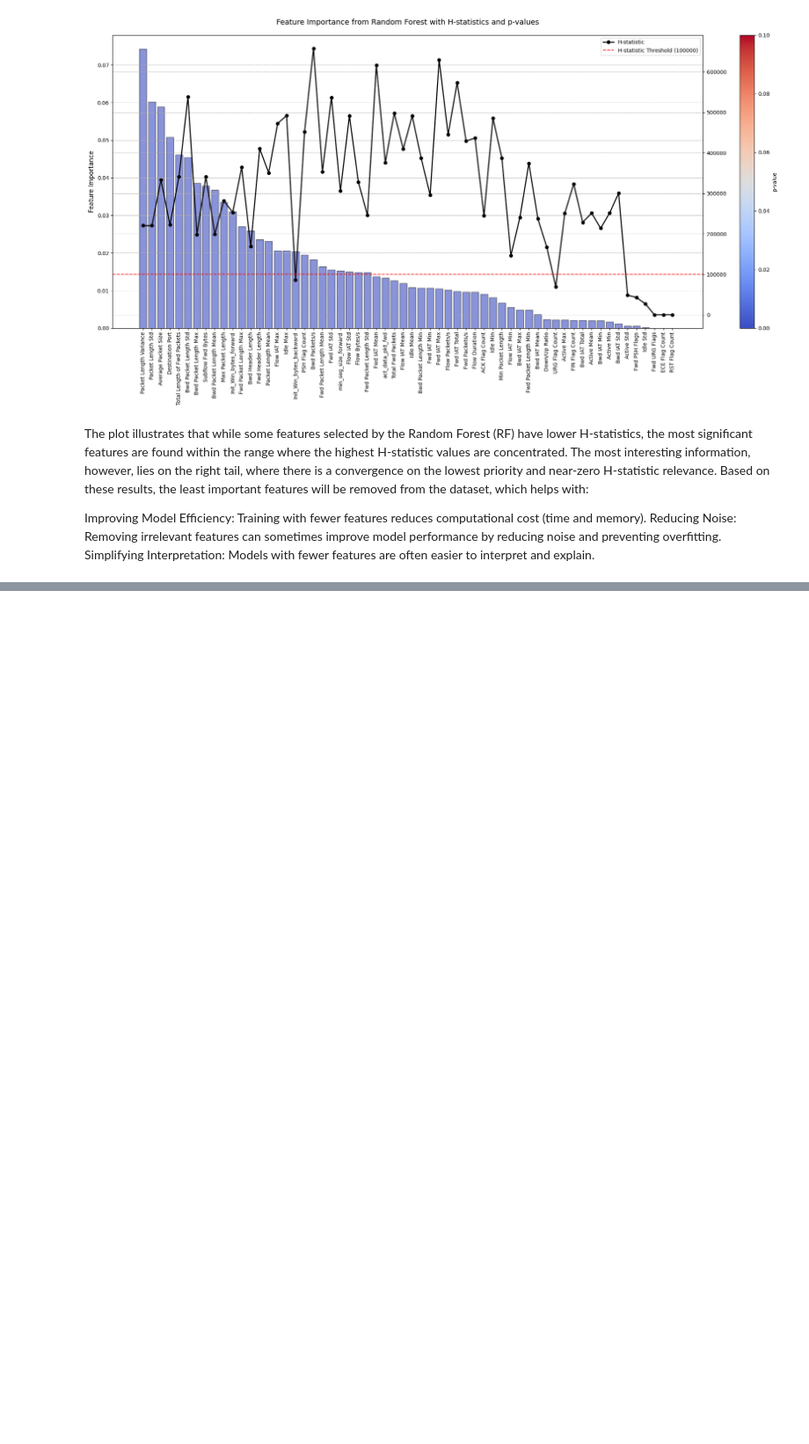
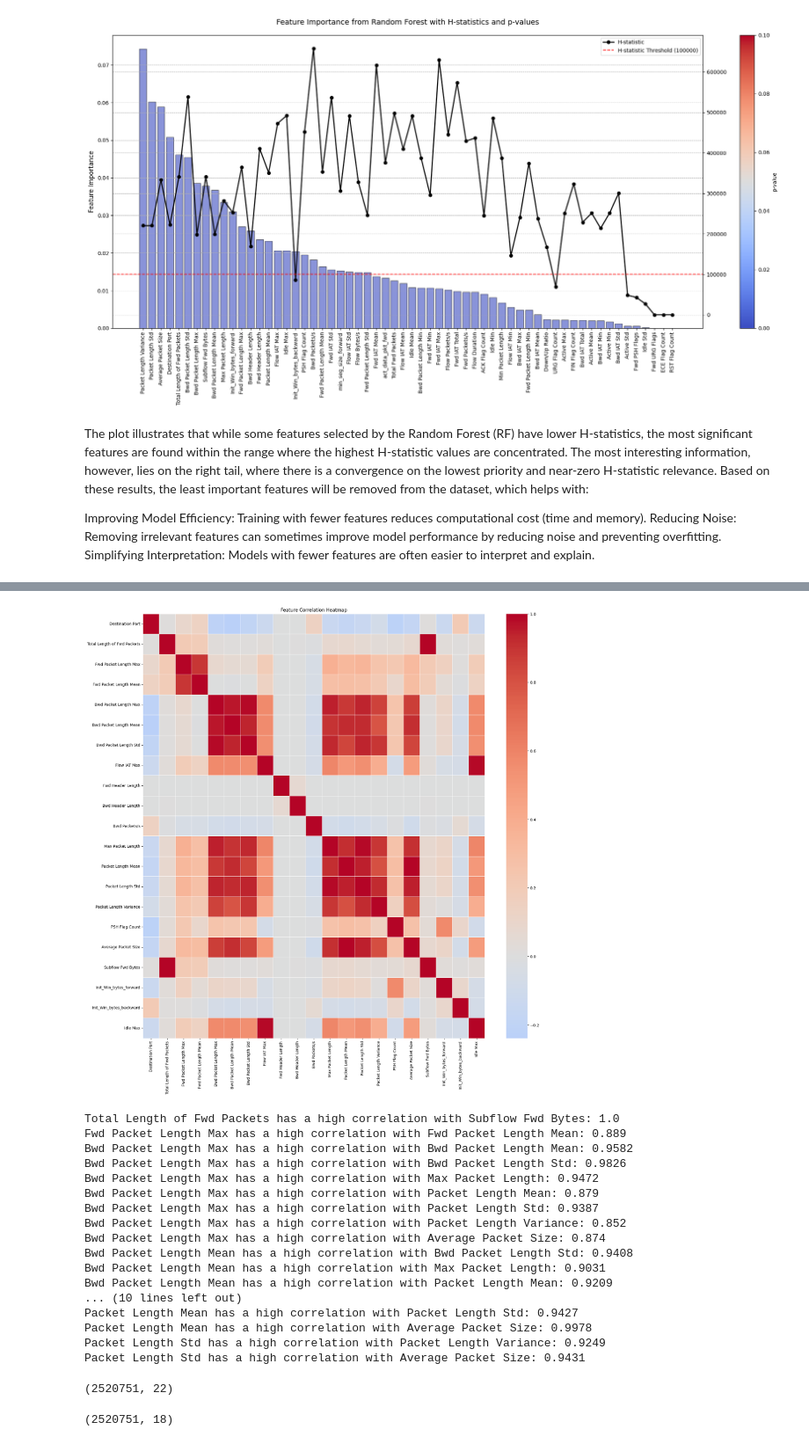
Before and after one commit to IamAdite/CiCIDS2017n2018MLSTUDY, a Jupyter notebook: cicids2017_prep/cicids2017_prep.ipynb, the cells around one changed output, grey strips where cells are left out. Shown at 88% size. Cells and saved outputs as stored; diff of their text form; code cells hidden in the pictures; blank space fills up the shorter version.

```diff
--- a/cicids2017_prep/cicids2017_prep.ipynb
+++ b/cicids2017_prep/cicids2017_prep.ipynb
@@ -1097,0 +1095,2 @@ df.to_csv('cicids2017_FeatSelected.csv', index=False)
+# %%
+df = pd.read_csv('cicids2017_FeatSelected.csv', engine='python')
@@ -1097,0 +1101,5 @@ df.to_csv('cicids2017_FeatSelected.csv', index=False)
+# %%
+# let's remove every feature that is less or near 0.02 on importance chart and check correlation and results of eval again
+columns_left = ["Attack Type", "Packet Length Variance", "Packet Length Std", "Average Packet Size", "Destination Port", "Total Length of Fwd Packets", "Bwd Packet Length Std", "Bwd Packet Length Max", "Subflow Fwd Bytes", "Bwd Packet Length Mean",
+"Max Packet Length", "Init_Win_bytes_forward", "Fwd Packet Length Max", "Bwd Header Length", "Fwd Header Length", "Packet Length Mean", "Flow IAT Max", "Idle Max", "Init_Win_bytes_backward", "PSH Flag Count", "Bwd Packets/s", "Fwd Packet Length Mean"]
+len(columns_left)
@@ -1097,0 +1108,5 @@ df.to_csv('cicids2017_FeatSelected.csv', index=False)
+# %%
+for column in df.columns:
+    if column not in columns_left:
+        df.drop(columns=column, inplace=True)
+df.shape
@@ -1097,0 +1140,33 @@ df.to_csv('cicids2017_FeatSelected.csv', index=False)
+# %%
+numeric_features, categorical_features = get_feature_types(df)
+high_corr = correlation_analysis(df, numeric_features)
+high_multicollinearity = []
+for item in high_corr:
+    if item[0] == item[1]:
+        continue
+    print(f'{item[0]} has a high correlation with {item[1]}: {item[2].round(4)}')
+    if item[2] >= 0.95:
+        high_multicollinearity.append(item)
+# %% [output]
+[figure, added]
+Total Length of Fwd Packets has a high correlation with Subflow Fwd Bytes: 1.0
+Fwd Packet Length Max has a high correlation with Fwd Packet Length Mean: 0.889
+Bwd Packet Length Max has a high correlation with Bwd Packet Length Mean: 0.9582
+Bwd Packet Length Max has a high correlation with Bwd Packet Length Std: 0.9826
+Bwd Packet Length Max has a high correlation with Max Packet Length: 0.9472
+Bwd Packet Length Max has a high correlation with Packet Length Mean: 0.879
+Bwd Packet Length Max has a high correlation with Packet Length Std: 0.9387
+Bwd Packet Length Max has a high correlation with Packet Length Variance: 0.852
+Bwd Packet Length Max has a high correlation with Average Packet Size: 0.874
+Bwd Packet Length Mean has a high correlation with Bwd Packet Length Std: 0.9408
+Bwd Packet Length Mean has a high correlation with Max Packet Length: 0.9031
+Bwd Packet Length Mean has a high correlation with Packet Length Mean: 0.9209
+... (10 lines left out)
+Packet Length Mean has a high correlation with Packet Length Std: 0.9427
+Packet Length Mean has a high correlation with Average Packet Size: 0.9978
+Packet Length Std has a high correlation with Packet Length Variance: 0.9249
+Packet Length Std has a high correlation with Average Packet Size: 0.9431
+# %%
+df.shape
+# %% [output]
+(2520751, 22)
@@ -1097,0 +1177,6 @@ df.to_csv('cicids2017_FeatSelected.csv', index=False)
+# %%
+drop_columns = ["Subflow Fwd Bytes", "Idle Max", "Average Packet Size", "Packet Length Std"]
+df.drop(columns=drop_columns, inplace=True)
+df.shape
+# %% [output]
+(2520751, 18)
```
Also changed, not shown: parts of 28 cells of this notebook.
